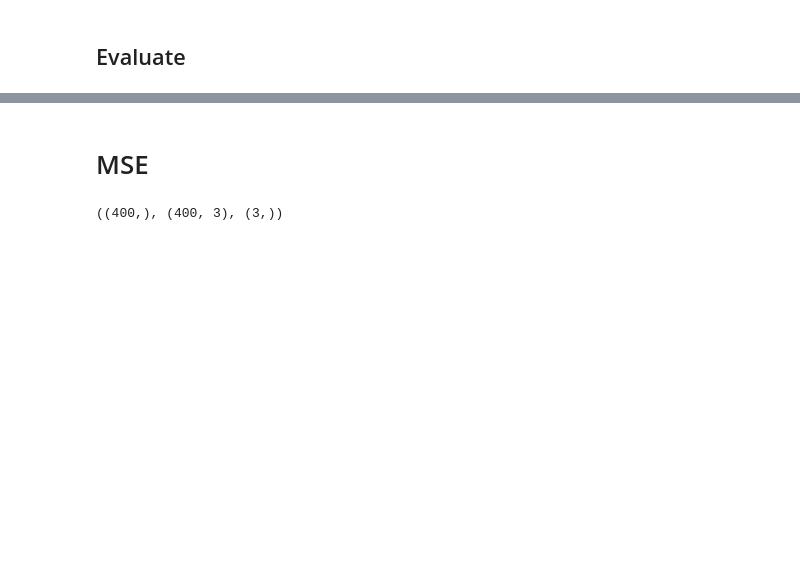
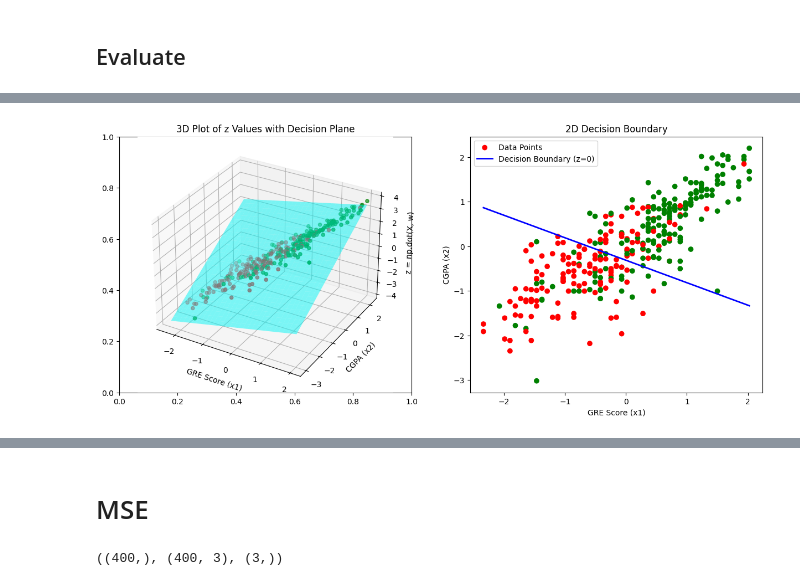
Before and after one commit to HongQuan1812/AIO2025, a Jupyter notebook: Module 4/logistic regression.ipynb, the cells around one changed output, grey strips where cells are left out. Drawn from its saved outputs; the diff is of its cells as text; code cells hidden in the pictures; blank space fills up the shorter version.

```diff
--- a/Module 4/logistic regression.ipynb
+++ b/Module 4/logistic regression.ipynb
@@ -194,0 +242,47 @@ f1, accuracy
+# %%
+# Set colors based on y values
+colors = ['green' if label == 1 else 'red' for label in y_train]
+
+# Create a figure with two subplots
+fig, axes = plt.subplots(1, 2, figsize=(15, 6))
+
+### 🔹 Subplot 1: 3D Scatter + Decision Plane ###
+ax1 = fig.add_subplot(121, projection='3d')
+ax1.scatter(x1, x2, z_values, c=colors, marker='o', label="Data Points")
+
+# Create a meshgrid for the decision plane
+x1_range = np.linspace(min(x1), max(x1), 30)
+x2_range = np.linspace(min(x2), max(x2), 30)
+X1_mesh, X2_mesh = np.meshgrid(x1_range, x2_range)
+
+# Compute z-plane (decision boundary)
+Z_plane = w[0] + w[1] * X1_mesh + w[2] * X2_mesh
+ax1.plot_surface(X1_mesh, X2_mesh, Z_plane, color='cyan', alpha=0.5)
+
+# Labels & Title
+ax1.set_xlabel("GRE Score (x1)")
+ax1.set_ylabel("CGPA (x2)")
+ax1.set_zlabel("z = np.dot(X, w)")
+ax1.set_title("3D Plot of z Values with Decision Plane")
+
+### 🔹 Subplot 2: 2D Decision Boundary ###
+ax2 = axes[1]
+ax2.scatter(x1, x2, c=colors, marker='o', label="Data Points")
+
+# Compute decision boundary where z = 0
+x1_decision = np.linspace(min(x1), max(x1), 100)
+x2_decision = (-w[0] - w[1] * x1_decision) / w[2]  # Solving w0 + w1*x1 + w2*x2 = 0
+
+# Plot decision boundary
+ax2.plot(x1_decision, x2_decision, 'blue', linewidth=2, label="Decision Boundary (z=0)")
+
+# Labels & Title
+ax2.set_xlabel("GRE Score (x1)")
+ax2.set_ylabel("CGPA (x2)")
+ax2.set_title("2D Decision Boundary")
+ax2.legend()
+
+# Show plot
+plt.show()
+# %% [output]
+[figure, added]
```
Also changed, not shown: parts of 38 cells of this notebook.
